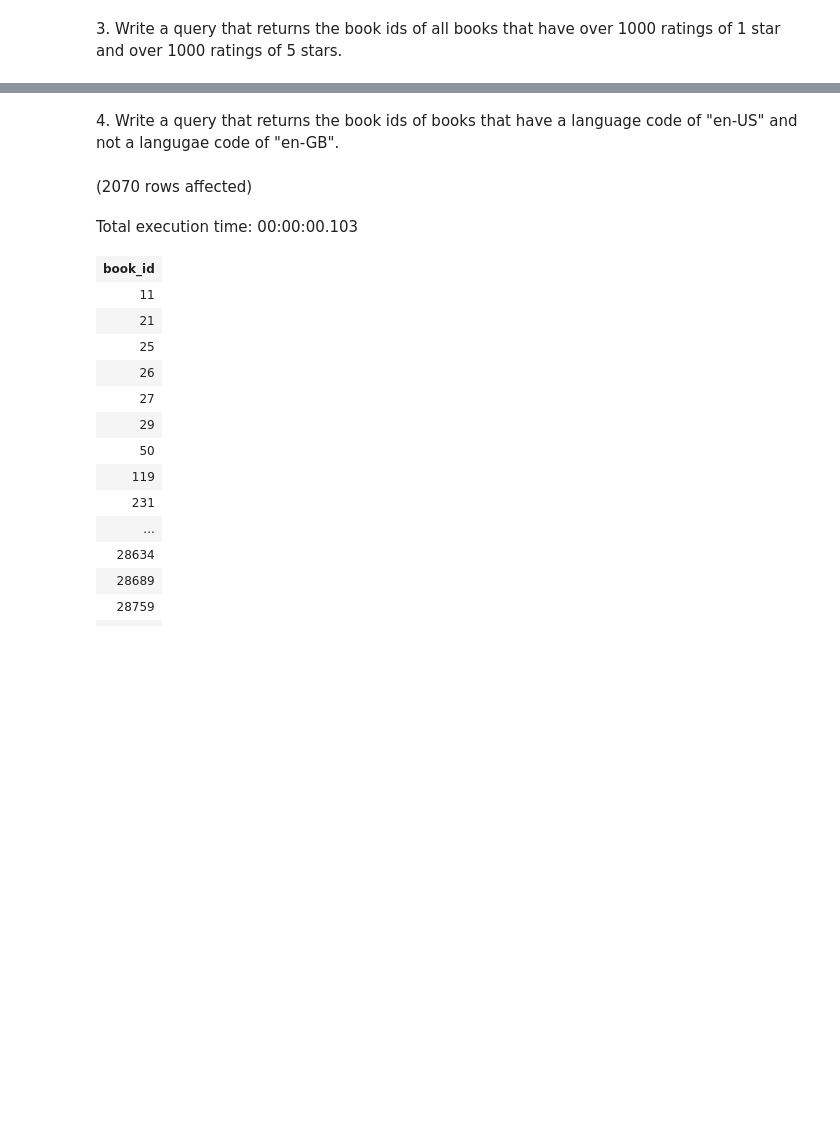
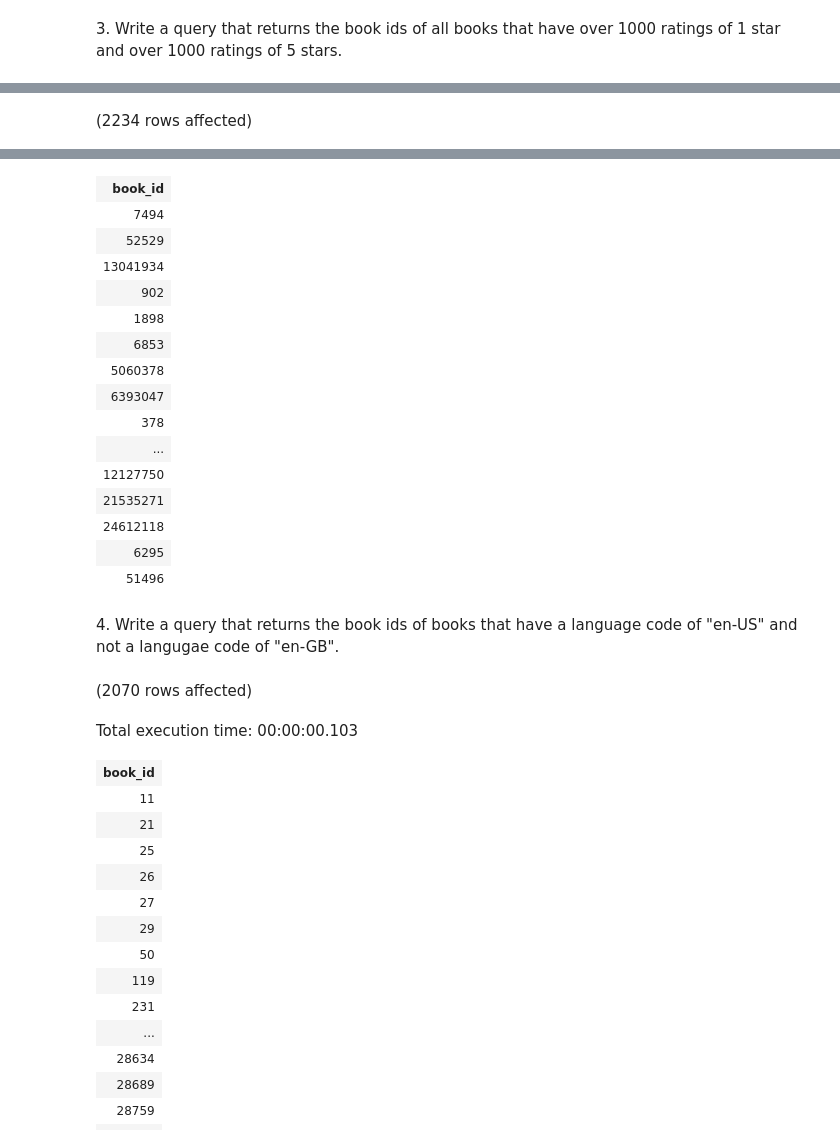
Before and after one commit to keriwk/sql-part4-exercises, a Jupyter notebook: sql-part4.ipynb, the cells around one changed output, grey strips where cells are left out. Saved outputs shown, nothing was run; the diff lists cells and outputs as text; code cells hidden in the pictures; blank space fills up the shorter version.

```diff
--- a/sql-part4.ipynb
+++ b/sql-part4.ipynb
@@ -57,0 +54,12 @@ Total execution time: 00:00:07.920
+# %%
+
+
+Select book_id
+from BooksDB.dbo.books
+where ratings_1> 1000
+INTERSECT
+SELECT book_id
+from BooksDB.dbo.books
+where ratings_5>1000;
+# %% [output]
+(2234 rows affected)
@@ -58,3 +67,19 @@ Total execution time: 00:00:07.920
+| book_id |
+| 7494 |
+| 52529 |
+| 13041934 |
+| 902 |
+| 1898 |
+| 6853 |
+| 5060378 |
+| 6393047 |
+| 378 |
+| ... |
+| 12127750 |
+| 21535271 |
+| 24612118 |
+| 6295 |
+| 51496 |
 # %% [markdown]
 4. Write a query that returns the book ids of books that have a language code of "en-US" and not a langugae code of "en-GB".
 # %%
```
Also changed, not shown: parts of 6 cells of this notebook.
